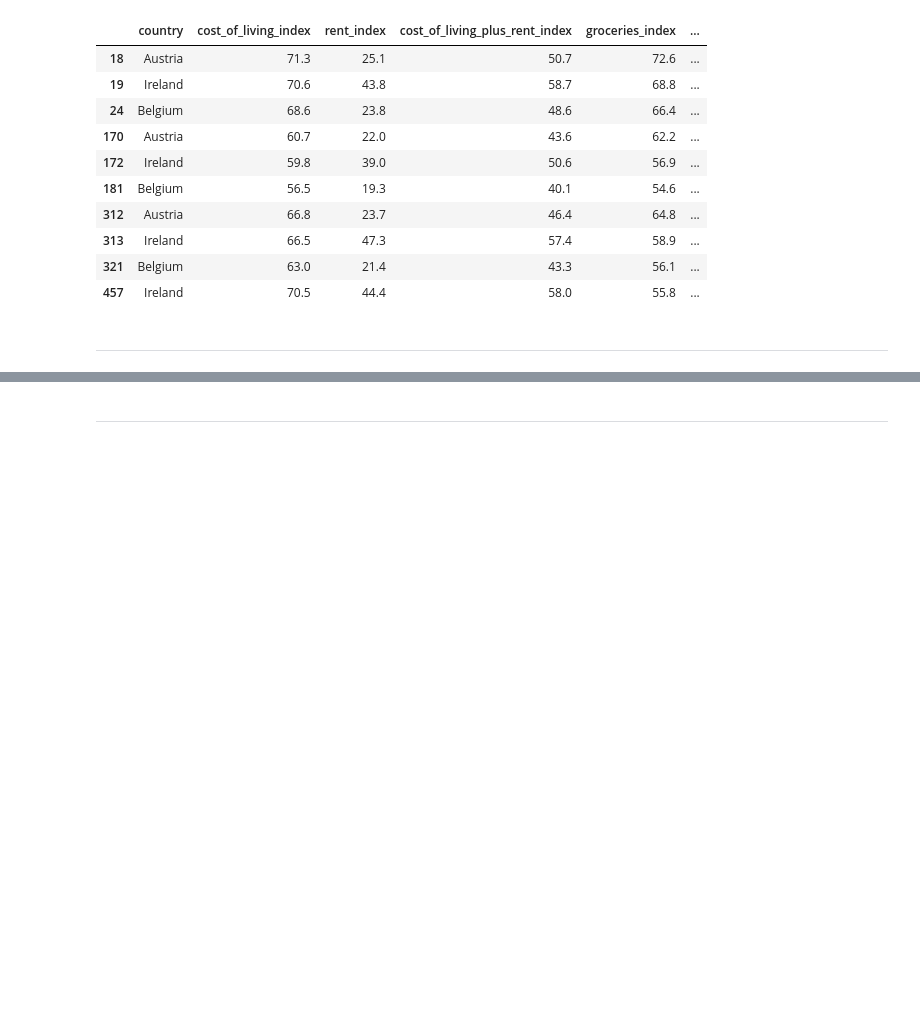
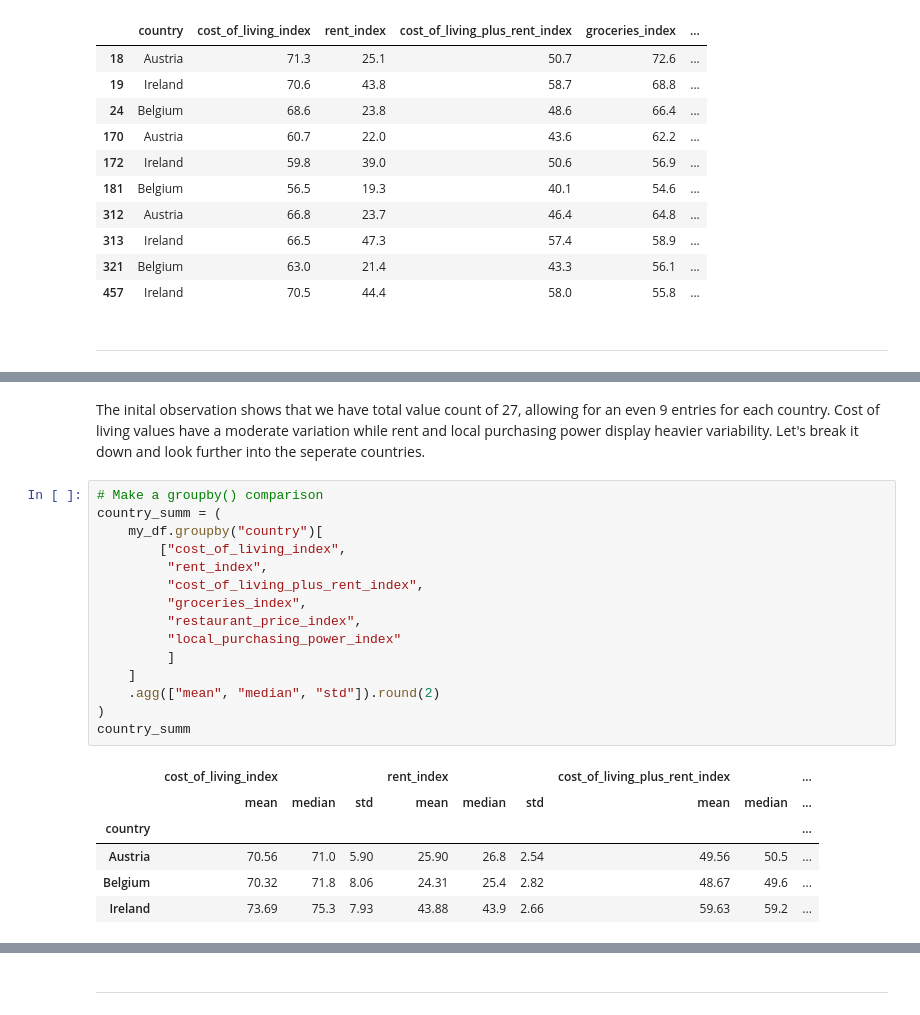
Before and after one commit to 13NateMate37/Hackathon26_Economy_in_UK, a Jupyter notebook: jupyter_notebooks/Nate_EDA.ipynb, the cells around one changed output, grey strips where cells are left out. Saved outputs shown, nothing was run; the diff lists cells and outputs as text; blank space fills up the shorter version.

```diff
--- a/jupyter_notebooks/Nate_EDA.ipynb
+++ b/jupyter_notebooks/Nate_EDA.ipynb
@@ -104,0 +113,24 @@ print(my_df.groupby("country")["cost_of_living_index"])
+# %% [markdown]
+The inital observation shows that we have total value count of 27, allowing for an even 9 entries for each country. Cost of living values have a moderate variation while rent and local purchasing power display heavier variability. Let's break it down and look further into the seperate countries.
+# %%
+# Make a groupby() comparison
+country_summ = (
+    my_df.groupby("country")[
+        ["cost_of_living_index",
+         "rent_index",
+         "cost_of_living_plus_rent_index",
+         "groceries_index",
+         "restaurant_price_index",
+         "local_purchasing_power_index"
+         ]
+    ]
+    .agg(["mean", "median", "std"]).round(2)
+)
+country_summ
+# %% [output]
+|  | cost_of_living_index |  |  | rent_index |  |  | cost_of_living_plus_rent_index |  | ... |
+|  | mean | median | std | mean | median | std | mean | median | ... |
+| country |  |  |  |  |  |  |  |  | ... |
+| Austria | 70.56 | 71.0 | 5.90 | 25.90 | 26.8 | 2.54 | 49.56 | 50.5 | ... |
+| Belgium | 70.32 | 71.8 | 8.06 | 24.31 | 25.4 | 2.82 | 48.67 | 49.6 | ... |
+| Ireland | 73.69 | 75.3 | 7.93 | 43.88 | 43.9 | 2.66 | 59.63 | 59.2 | ... |
```
Also changed, not shown: parts of 12 cells of this notebook.
